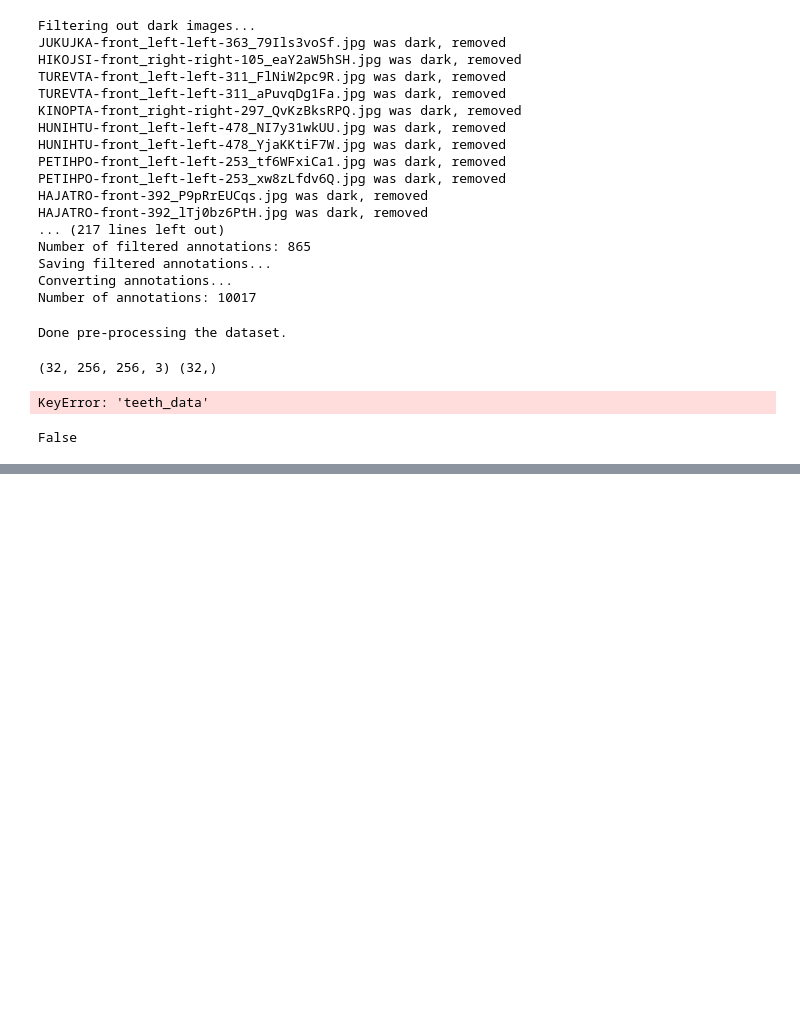
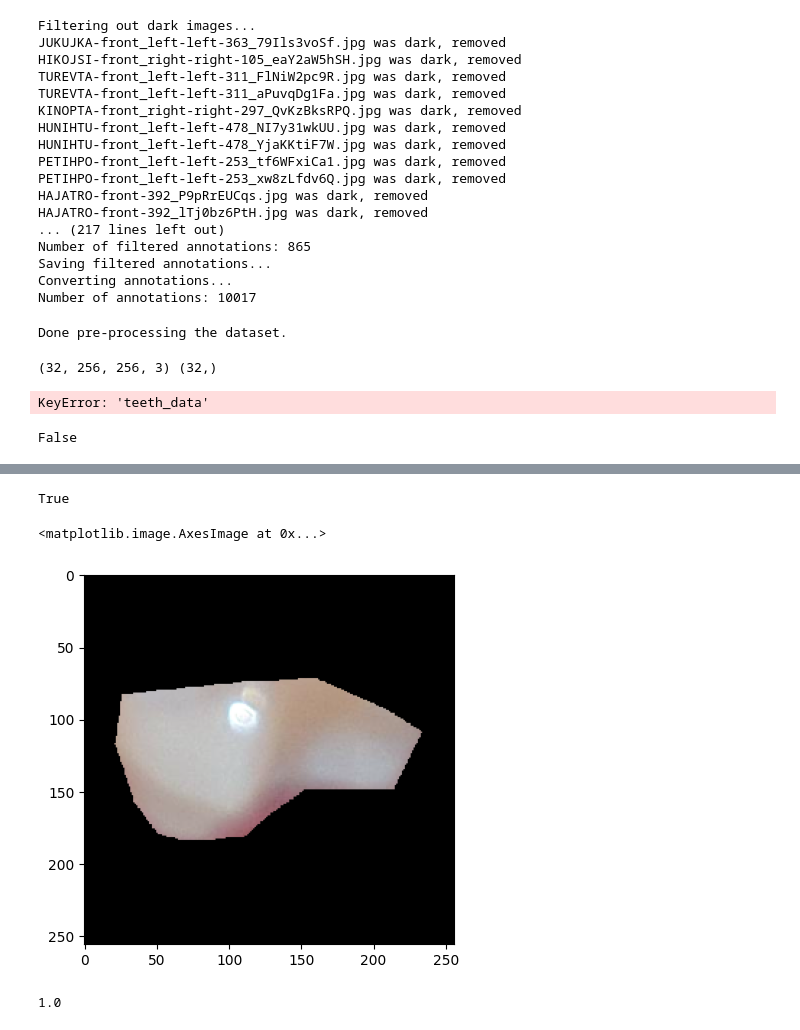
Before and after one commit to h4ppy0wl/tooth_classification_project, a Jupyter notebook: notebooks/01_preprocessing.ipynb, the cells around one changed output, grey strips where cells are left out. Cells and saved outputs as stored; diff of their text form; code cells hidden in the pictures; blank space fills up the shorter version.

Commit message:
image dtype handling in preprocess_record debugged

```diff
--- a/notebooks/01_preprocessing.ipynb
+++ b/notebooks/01_preprocessing.ipynb
@@ -281,0 +273,13 @@ Config.TEST_RATIO
+# %%
+import os
+import sys
+parent_dir = os.path.abspath(os.path.join(os.getcwd(), os.pardir))
+sys.path.append(parent_dir)
+import src.data_pipeline as dp
+from src.config import Config
+
+import matplotlib.pyplot as plt
+my_config = Config()
+# my_config.NORMALIZE_IMAGES = False
+intrim_dir = "/home/arash/tooth_classification_project/data/processed"
+ds_json_path = os.path.join(intrim_dir, "Pla_filtered_train.json")
@@ -281,0 +292,20 @@ Config.TEST_RATIO
+# %%
+my_config.NORMALIZE_IMAGES
+# %% [output]
+True
+# %%
+# my_config.NORMALIZE_IMAGES = False
+train_records = dp.parse_dataset_json(ds_json_path, my_config, is_train_ds=True)
+record = train_records[1]
+original_path, poly_x, poly_y, label, aug_flag = record
+base_name = os.path.basename(original_path)
+processed_image, processed_label, processed_aug_flag = dp.preprocess_record(record, my_config)
+
+plt.imshow(processed_image)
+# %% [output]
+<matplotlib.image.AxesImage at 0x...>
+[figure, added]
+# %%
+processed_image.max()
+# %% [output]
+1.0
```
Also changed, not shown: parts of 3 cells of this notebook, 2 other files.
